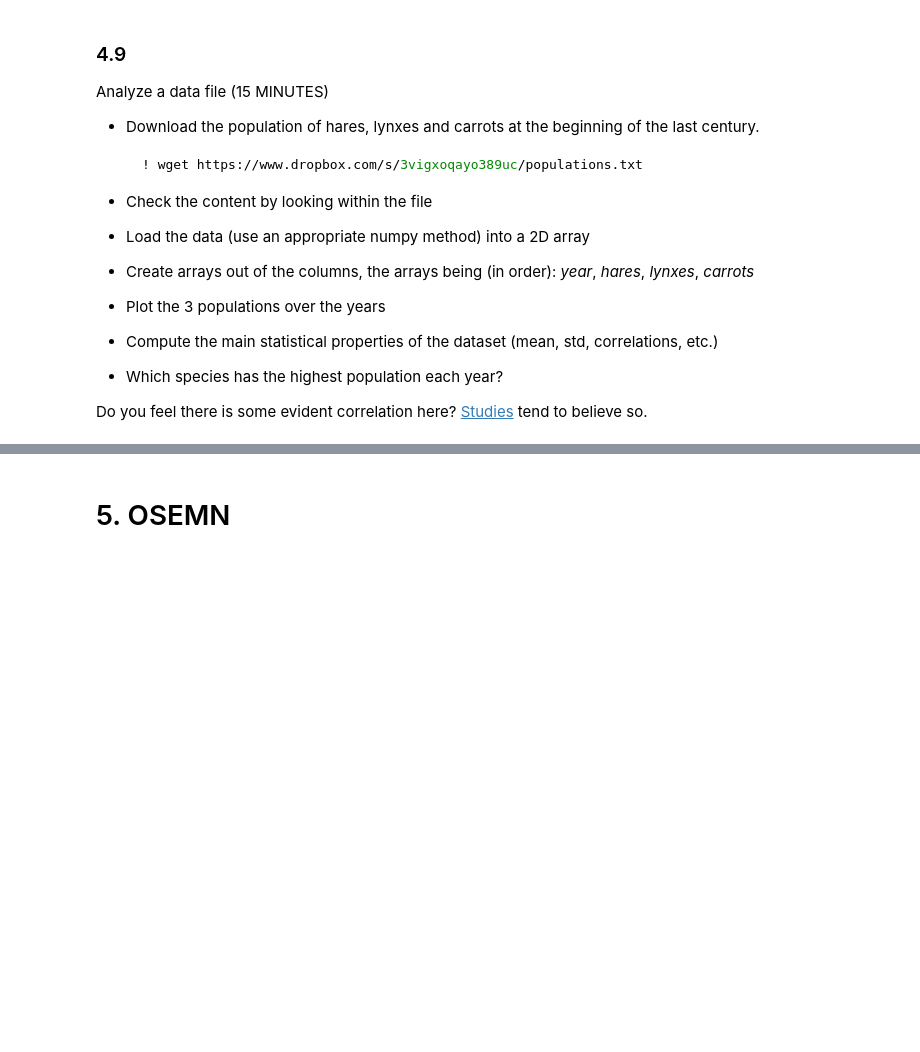
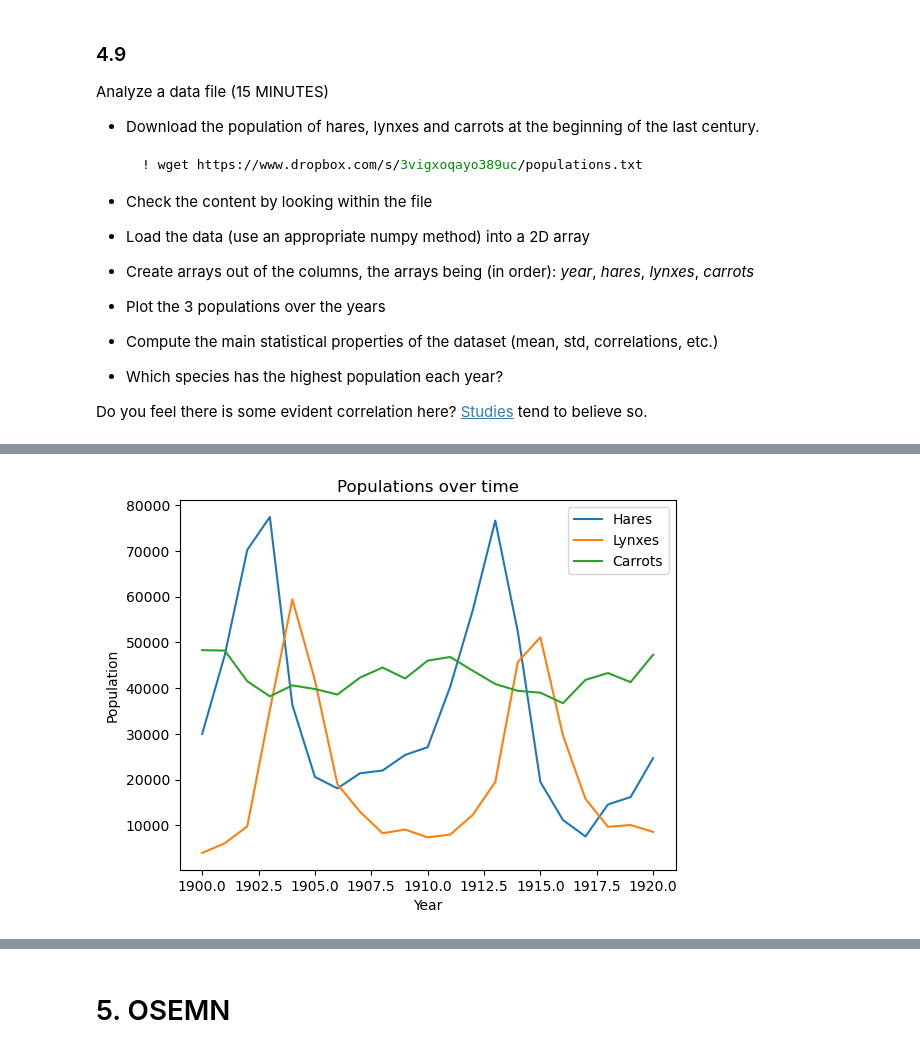
Before and after one commit to Kallo27/LaboratoryOfComputationalPhysics_Y6, a Jupyter notebook: exam/exam.ipynb, the cells around one changed output, grey strips where cells are left out. Saved outputs shown, nothing was run; the diff lists cells and outputs as text; code cells hidden in the pictures; blank space fills up the shorter version.

```diff
--- a/exam/exam.ipynb
+++ b/exam/exam.ipynb
@@ -152,3 +264,20 @@ Prime numbers sieve: compute the prime numbers in the 0-N (N=99 to start with) r
   * Apply the mask to obtain an array of ordered prime numbers
   * Check the performances (timeit); how does it scale with N?
   * Implement the optimization suggested in the [sieve of Eratosthenes](https://en.wikipedia.org/wiki/Sieve_of_Eratosthenes)
+# %%
+import numpy as np
+
+N = 100
+
+numbers = np.linspace(1, N, N)
+mask = [True] * N
+mask[0] = False
+
+for i in range(2, int(N/2) + 1):
+    for j in range(i, N):
+        if numbers[j] % i == 0:
+            mask[j] = False
+
+print(numbers)
+print(mask)
+print(f'Prime numbers in the range (0, {N}):',  numbers[mask])
@@ -185,3 +343,63 @@ Analyze a data file (15 MINUTES)
   * Which species has the highest population each year?
 
 Do you feel there is some evident correlation here? [Studies](https://www.enr.gov.nt.ca/en/services/lynx/lynx-snowshoe-hare-cycle) tend to believe so.
+# %%
+! if [ ! -f populations.txt ]; then wget https://www.dropbox.com/s/3vigxoqayo389uc/populations.txt; else echo "File already exists."; fi
+
+populations= np.loadtxt('populations.txt')
+print(populations)
+
+year = populations[:, 0]
+hares = populations[:, 1]
+lynxes = populations[:, 2]
+carrots = populations[:, 3]
+
+plt.plot(year, hares, label='Hares')
+plt.plot(year, lynxes, label='Lynxes')
+plt.plot(year, carrots, label='Carrots')
+
+plt.legend()
+plt.title('Populations over time')
+plt.xlabel('Year')
+plt.ylabel('Population')
+plt.show()
+
+mean_hares = np.mean(hares)
+mean_lynxes = np.mean(lynxes)
+mean_carrots = np.mean(carrots)
+
+std_hares = np.std(hares)
+std_lynxes = np.std(lynxes)
+std_carrots = np.std(carrots)
+
+corr_hares_lynxes = np.corrcoef(hares, lynxes)[0,1]
+corr_carrots_hares = np.corrcoef(carrots, hares)[0,1]
+corr_lynxes_hares = np.corrcoef(lynxes, hares)[0,1]
+
+print('Means:')
+print('Hares:', mean_hares)
+print('Lynxes:', mean_lynxes)
+print('Carrots:', mean_carrots)
+
+print('\nStandard deviations:')
+print('Hares:', std_hares)
+print('Lynxes:', std_lynxes)
+print('Carrots:', std_carrots)
+
+print('\nCorrelation factors:')
+print('Hares vs Lynxes:', corr_hares_lynxes)
+print('Carrots vs Hares:', corr_carrots_hares)
+print('Lynxes vs Carrots:', corr_lynxes_hares)
+
+max_pop = []
+for i in range(populations.shape[0]):
+    if hares[i] > carrots[i] and hares[i] > lynxes[i]:
+        max_pop.append(str(year[i]) + ': Hares')
+    elif lynxes[i] > carrots[i] and lynxes[i] > hares[i]:
+        max_pop.append(str(year[i]) + ': Lynxes')
+    elif carrots[i] > hares[i] and carrots[i] > lynxes[i]:
+        max_pop.append(str(year[i]) + ': Carrots')
+    else: max_pop.append(str(year[i]) + ': ')
+
+print('\n', max_pop)
+# %% [output]
@@ -187,0 +423 @@ Do you feel there is some evident correlation here? [Studies](https://www.enr.go
+[figure, added]
```
Also changed, not shown: parts of 6 cells of this notebook, 3 other files.
